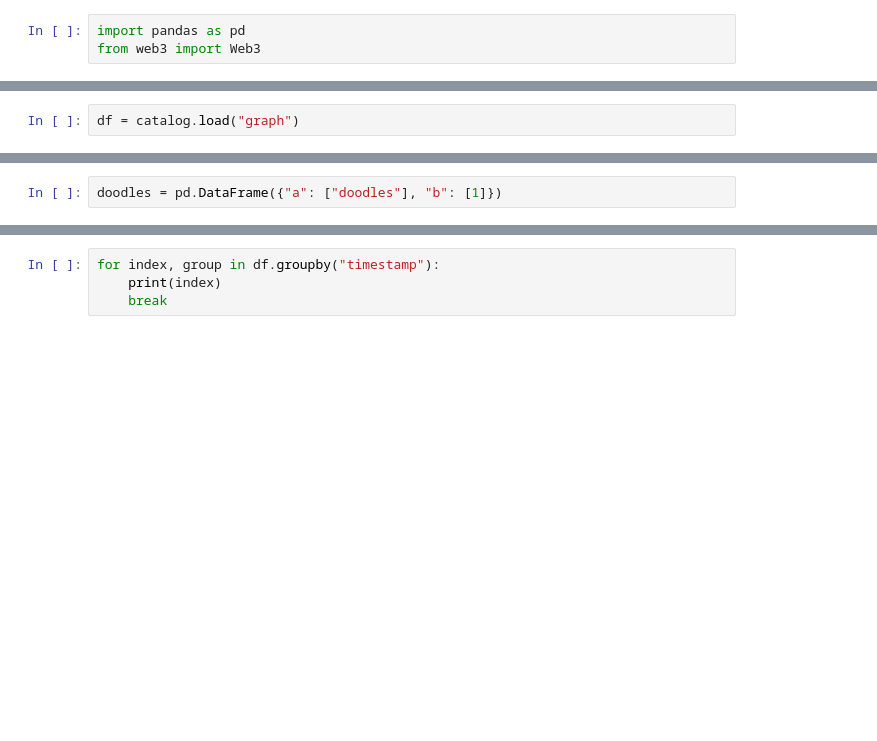
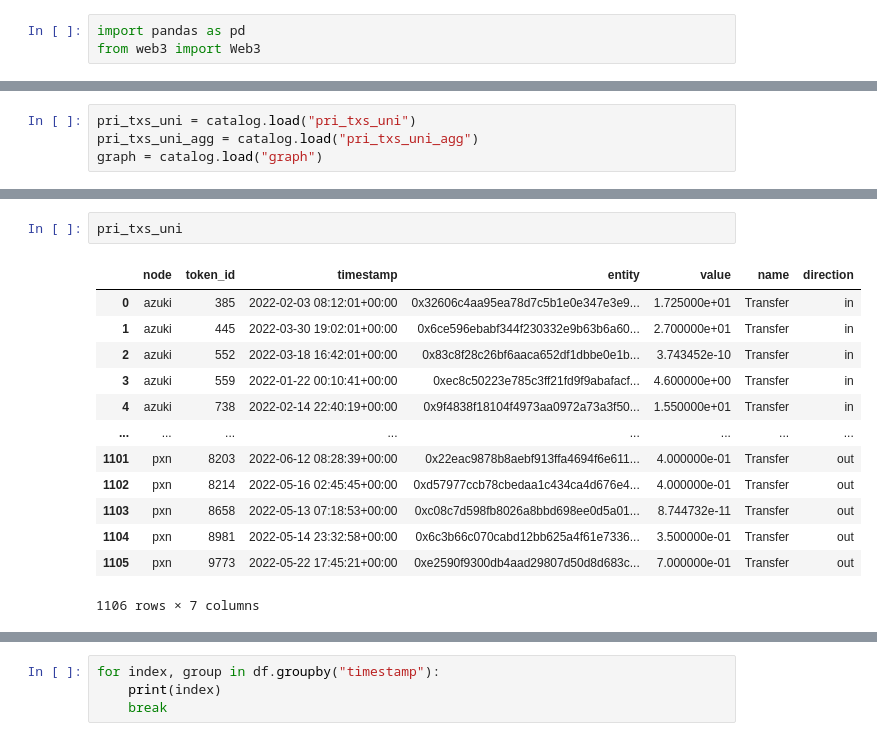
Before and after one commit to craycrayfish/NetworkFT, a Jupyter notebook: notebooks/playground.ipynb, the cells around one changed output, grey strips where cells are left out. Saved outputs shown, nothing was run; the diff lists cells and outputs as text; blank space fills up the shorter version.

Commit message:
fixed graph generation node

```diff
--- a/notebooks/playground.ipynb
+++ b/notebooks/playground.ipynb
@@ -22,5 +22,7 @@ catalog.list()
     'params:ui.run_params.debug'
 ]
 # %%
-df = catalog.load("graph")
+pri_txs_uni = catalog.load("pri_txs_uni")
+pri_txs_uni_agg = catalog.load("pri_txs_uni_agg")
+graph = catalog.load("graph")
 # %% [output]
@@ -28,2 +32,16 @@ df = catalog.load("graph")
-# %%
-doodles = pd.DataFrame({"a": ["doodles"], "b": [1]})
+# %%
+pri_txs_uni
+# %% [output]
+|  | node | token_id | timestamp | entity | value | name | direction |
+| 0 | azuki | 385 | 2022-02-03 08:12:01+00:00 | 0x32606c4aa95ea78d7c5b1e0e347e3e9... | 1.725000e+01 | Transfer | in |
+| 1 | azuki | 445 | 2022-03-30 19:02:01+00:00 | 0x6ce596ebabf344f230332e9b63b6a60... | 2.700000e+01 | Transfer | in |
+| 2 | azuki | 552 | 2022-03-18 16:42:01+00:00 | 0x83c8f28c26bf6aaca652df1dbbe0e1b... | 3.743452e-10 | Transfer | in |
+| 3 | azuki | 559 | 2022-01-22 00:10:41+00:00 | 0xec8c50223e785c3ff21fd9f9abafacf... | 4.600000e+00 | Transfer | in |
+| 4 | azuki | 738 | 2022-02-14 22:40:19+00:00 | 0x9f4838f18104f4973aa0972a73a3f50... | 1.550000e+01 | Transfer | in |
+| ... | ... | ... | ... | ... | ... | ... | ... |
+| 1101 | pxn | 8203 | 2022-06-12 08:28:39+00:00 | 0x22eac9878b8aebf913ffa4694f6e611... | 4.000000e-01 | Transfer | out |
+| 1102 | pxn | 8214 | 2022-05-16 02:45:45+00:00 | 0xd57977ccb78cbedaa1c434ca4d676e4... | 4.000000e-01 | Transfer | out |
+| 1103 | pxn | 8658 | 2022-05-13 07:18:53+00:00 | 0xc08c7d598fb8026a8bbd698ee0d5a01... | 8.744732e-11 | Transfer | out |
+| 1104 | pxn | 8981 | 2022-05-14 23:32:58+00:00 | 0x6c3b66c070cabd12bb625a4f61e7336... | 3.500000e-01 | Transfer | out |
+| 1105 | pxn | 9773 | 2022-05-22 17:45:21+00:00 | 0xe2590f9300db4aad29807d50d8d683c... | 7.000000e-01 | Transfer | out |
+1106 rows × 7 columns
```
Also changed, not shown: parts of 19 cells of this notebook, 13 other files.
